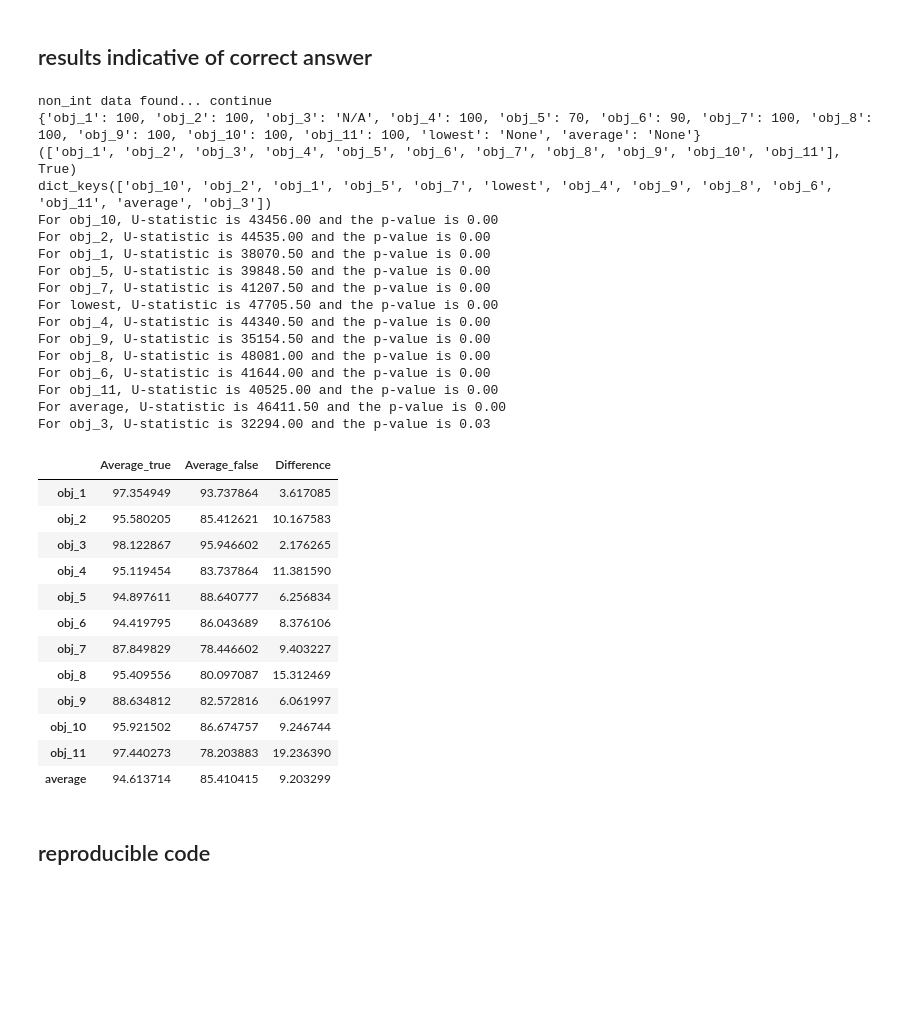
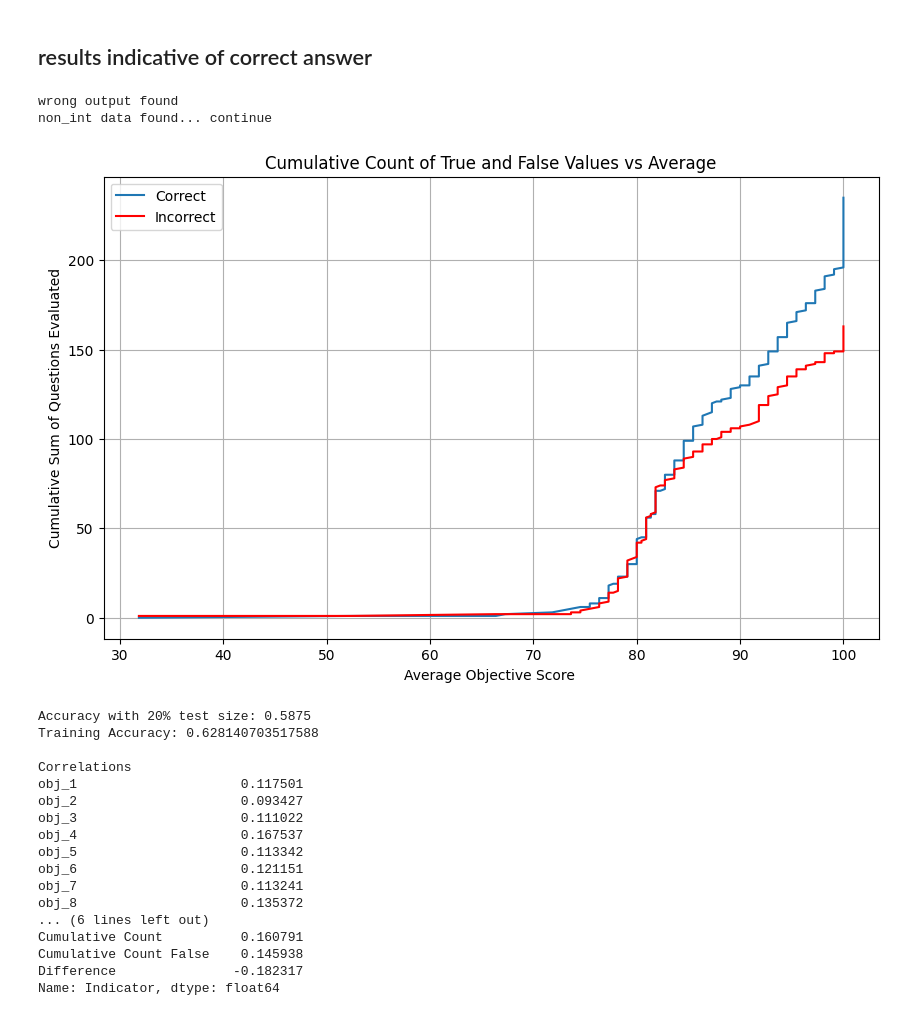
Before and after one commit to OpenBioLink/ThoughtSource, a Jupyter notebook: notebooks/reflection_messages/reflection_to_prediction.ipynb, the cells around one changed output. Cells and saved outputs as stored; diff of their text form; code cells hidden in the pictures; blank space fills up the shorter version.

```diff
--- a/notebooks/reflection_messages/reflection_to_prediction.ipynb
+++ b/notebooks/reflection_messages/reflection_to_prediction.ipynb
@@ -369,16 +369,7 @@ def handle_string(df, column):
             if value.lower() == 'none':
                 df.loc[index, column] = None  # or np.nan
             else:
-                print(value)
-
-# # Call the function
-# handle_string(df, 'average')
-
-# # Drop rows where 'Average' is None
-# df = df[df['average'].notna()]
-
-# # Make sure 'Average' column is of type float
-# df['average'] = df['average'].astype(float)
+                continue
 # %%
 import pandas as pd
 from sklearn.model_selection import train_test_split
@@ -615,50 +554,31 @@ Name: Indicator, dtype: float64
 # %% [markdown]
 ## results indicative of correct answer
 # %%
-#GPT-3.5 supervised by GPT-4
-import pandas as pd
-data_400 = Collection.from_json("./med_qa_400_first_gpt-3.5-turbo_gpt-4.json")
-data_100 = Collection.from_json("./med_qa_first_gpt-3.5-turbo_gpt-4.json")
+# GPT-3.5 supervised by GPT-3.5
+data_400 = Collection.from_json("./med_qa_400_first_gpt-3.5-turbo_gpt-3.5-turbo.json")
+data_100 = Collection.from_json("./med_qa_first_gpt-3.5-turbo_gpt-3.5-turbo.json")
 data_500 = data_400.merge(data_100)
 data = data_500
 scores_per_item, variables_per_item, filtered_lowest_tuples, scores_with_indicator = parse_data(data,idx_cot=1,dataset='med_qa',split='test')
-scores_per_item = fix_str_score(scores_per_item)
-scores_per_objective, df = get_further_data(scores_per_item)
-average_per_item = [sum(d.values()) / len(d) for d in scores_per_item]
-scores_per_objective_true,scores_per_objective_false = u_test(scores_with_indicator)
-range_data = {key: (min(value),max(value)) for key, value in scores_per_objective.items()}
-
-compare_true_false(scores_per_objective_true,scores_per_objective_false)
+df_for_reg = practical_results(scores_with_indicator)
 # %% [output]
+wrong output found
 non_int data found... continue
-{'obj_1': 100, 'obj_2': 100, 'obj_3': 'N/A', 'obj_4': 100, 'obj_5': 70, 'obj_6': 90, 'obj_7': 100, 'obj_8': 100, 'obj_9': 100, 'obj_10': 100, 'obj_11': 100, 'lowest': 'None', 'average': 'None'}
-(['obj_1', 'obj_2', 'obj_3', 'obj_4', 'obj_5', 'obj_6', 'obj_7', 'obj_8', 'obj_9', 'obj_10', 'obj_11'], True)
-dict_keys(['obj_10', 'obj_2', 'obj_1', 'obj_5', 'obj_7', 'lowest', 'obj_4', 'obj_9', 'obj_8', 'obj_6', 'obj_11', 'average', 'obj_3'])
-For obj_10, U-statistic is 43456.00 and the p-value is 0.00
-For obj_2, U-statistic is 44535.00 and the p-value is 0.00
-For obj_1, U-statistic is 38070.50 and the p-value is 0.00
-For obj_5, U-statistic is 39848.50 and the p-value is 0.00
-For obj_7, U-statistic is 41207.50 and the p-value is 0.00
-For lowest, U-statistic is 47705.50 and the p-value is 0.00
-For obj_4, U-statistic is 44340.50 and the p-value is 0.00
-For obj_9, U-statistic is 35154.50 and the p-value is 0.00
-For obj_8, U-statistic is 48081.00 and the p-value is 0.00
-For obj_6, U-statistic is 41644.00 and the p-value is 0.00
-For obj_11, U-statistic is 40525.00 and the p-value is 0.00
-For average, U-statistic is 46411.50 and the p-value is 0.00
-For obj_3, U-statistic is 32294.00 and the p-value is 0.03
-|  | Average_true | Average_false | Difference |
-| obj_1 | 97.354949 | 93.737864 | 3.617085 |
-| obj_2 | 95.580205 | 85.412621 | 10.167583 |
-| obj_3 | 98.122867 | 95.946602 | 2.176265 |
-| obj_4 | 95.119454 | 83.737864 | 11.381590 |
-| obj_5 | 94.897611 | 88.640777 | 6.256834 |
-| obj_6 | 94.419795 | 86.043689 | 8.376106 |
-| obj_7 | 87.849829 | 78.446602 | 9.403227 |
-| obj_8 | 95.409556 | 80.097087 | 15.312469 |
-| obj_9 | 88.634812 | 82.572816 | 6.061997 |
-| obj_10 | 95.921502 | 86.674757 | 9.246744 |
-| obj_11 | 97.440273 | 78.203883 | 19.236390 |
-| average | 94.613714 | 85.410415 | 9.203299 |
+[figure, added]
+Accuracy with 20% test size: 0.5875
+Training Accuracy: 0.628140703517588
+
+Correlations
+obj_1                     0.117501
+obj_2                     0.093427
+obj_3                     0.111022
+obj_4                     0.167537
+obj_5                     0.113342
+obj_6                     0.121151
+obj_7                     0.113241
+obj_8                     0.135372
+... (6 lines left out)
+Cumulative Count          0.160791
+Cumulative Count False    0.145938
+Difference               -0.182317
+Name: Indicator, dtype: float64
-# %% [markdown]
-## reproducible code
```
Also changed, not shown: parts of 61 cells of this notebook.
